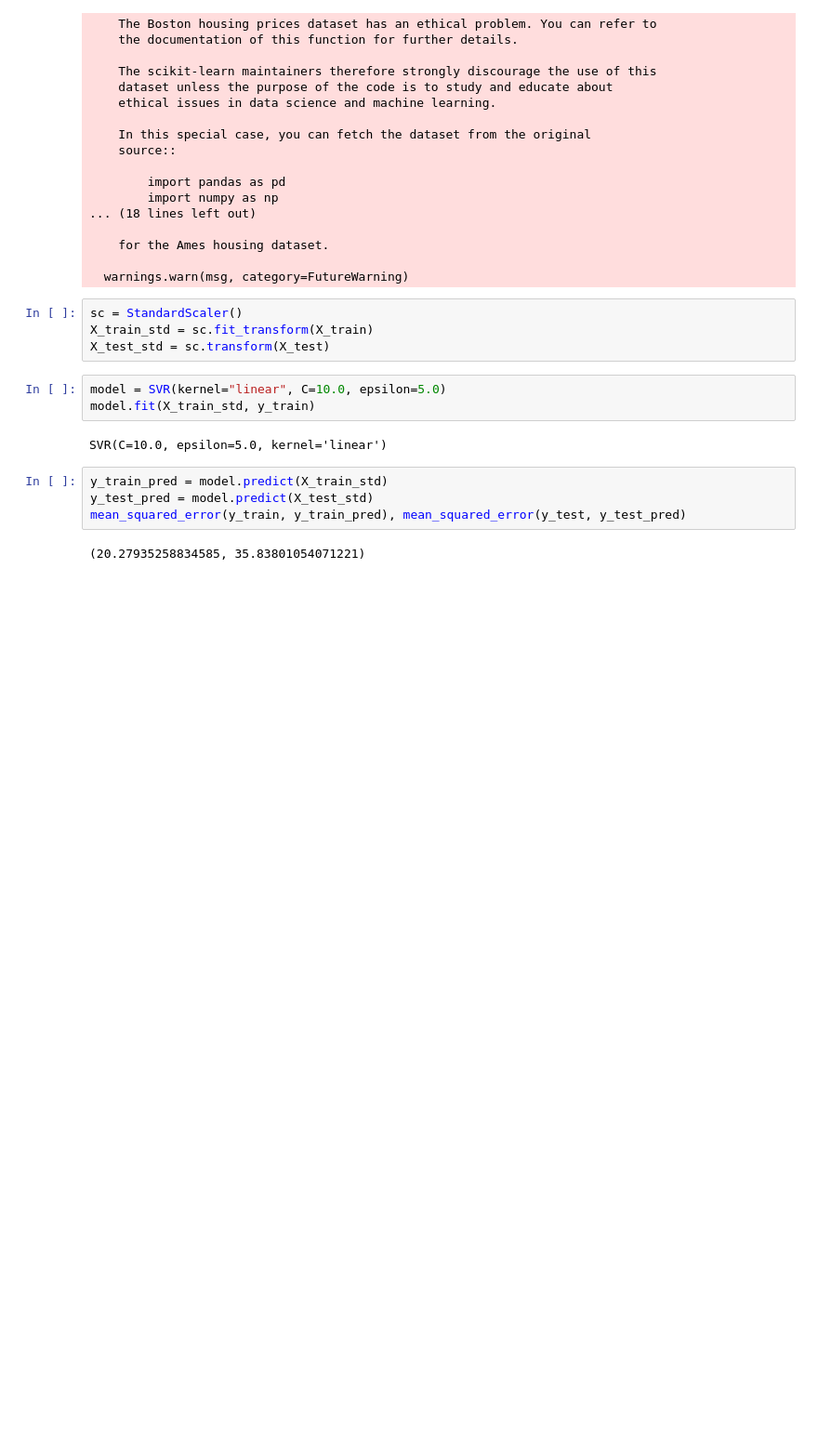
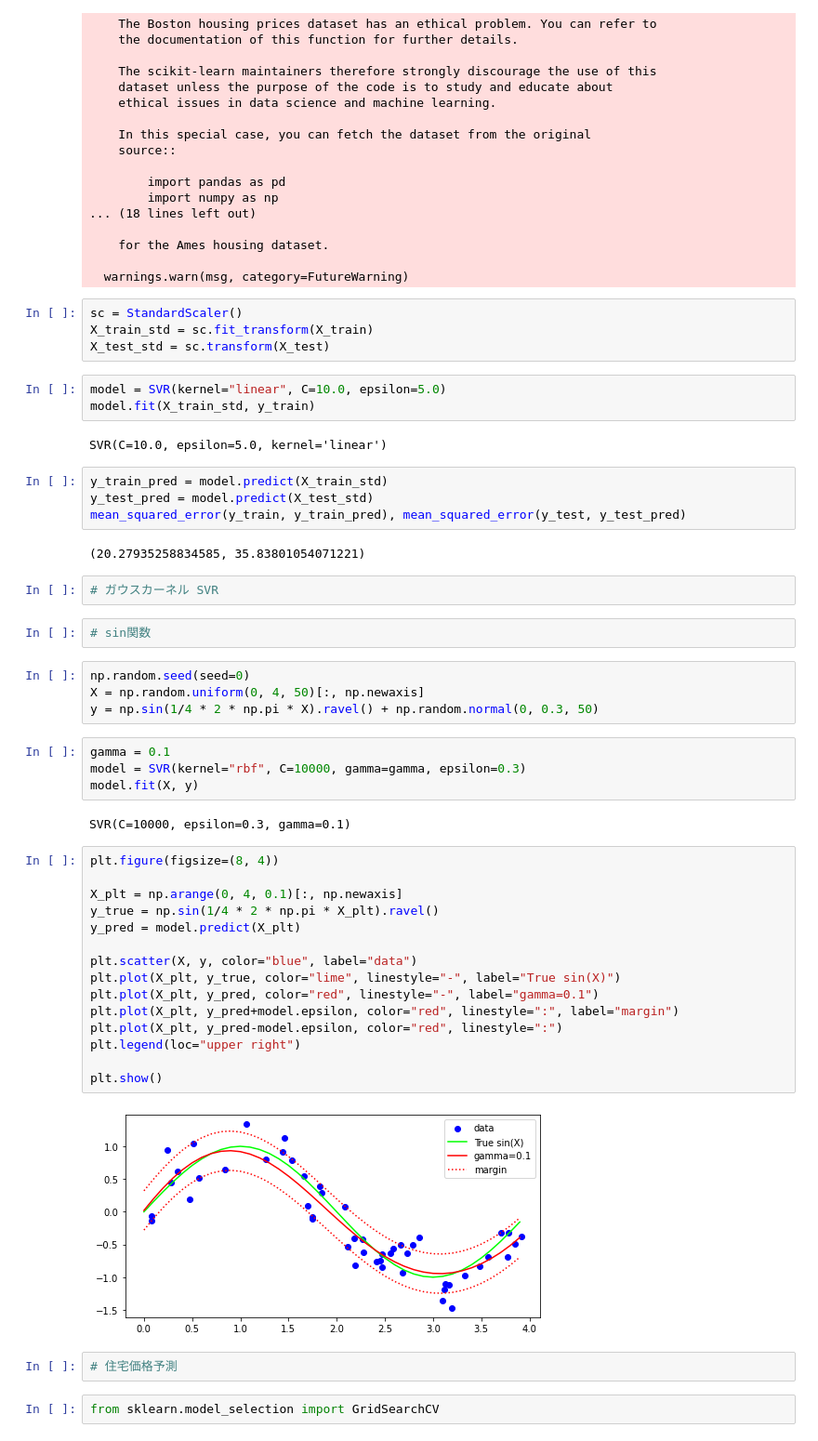
Before and after one commit to kami9811/scikit-learn-study, a Jupyter notebook: chapter_3/regression.ipynb, the cells around one changed output. Shown: that part at 93% size. Drawn from its saved outputs; the diff is of its cells as text; blank space fills up the shorter version.

```diff
--- a/chapter_3/regression.ipynb
+++ b/chapter_3/regression.ipynb
@@ -605,3 +623,38 @@ y_test_pred = model.predict(X_test_std)
 mean_squared_error(y_train, y_train_pred), mean_squared_error(y_test, y_test_pred)
 # %% [output]
 (20.27935258834585, 35.83801054071221)
+# %%
+# ガウスカーネル SVR
+# %%
+# sin関数
+# %%
+np.random.seed(seed=0)
+X = np.random.uniform(0, 4, 50)[:, np.newaxis]
+y = np.sin(1/4 * 2 * np.pi * X).ravel() + np.random.normal(0, 0.3, 50)
+# %%
+gamma = 0.1
+model = SVR(kernel="rbf", C=10000, gamma=gamma, epsilon=0.3)
+model.fit(X, y)
+# %% [output]
+SVR(C=10000, epsilon=0.3, gamma=0.1)
+# %%
+plt.figure(figsize=(8, 4))
+
+X_plt = np.arange(0, 4, 0.1)[:, np.newaxis]
+y_true = np.sin(1/4 * 2 * np.pi * X_plt).ravel()
+y_pred = model.predict(X_plt)
+
+plt.scatter(X, y, color="blue", label="data")
+plt.plot(X_plt, y_true, color="lime", linestyle="-", label="True sin(X)")
+plt.plot(X_plt, y_pred, color="red", linestyle="-", label="gamma=0.1")
+plt.plot(X_plt, y_pred+model.epsilon, color="red", linestyle=":", label="margin")
+plt.plot(X_plt, y_pred-model.epsilon, color="red", linestyle=":")
+plt.legend(loc="upper right")
+
+plt.show()
+# %% [output]
+[figure, added]
+# %%
+# 住宅価格予測
+# %%
+from sklearn.model_selection import GridSearchCV
```
Also changed, not shown: parts of 20 cells of this notebook, 5 other files.
